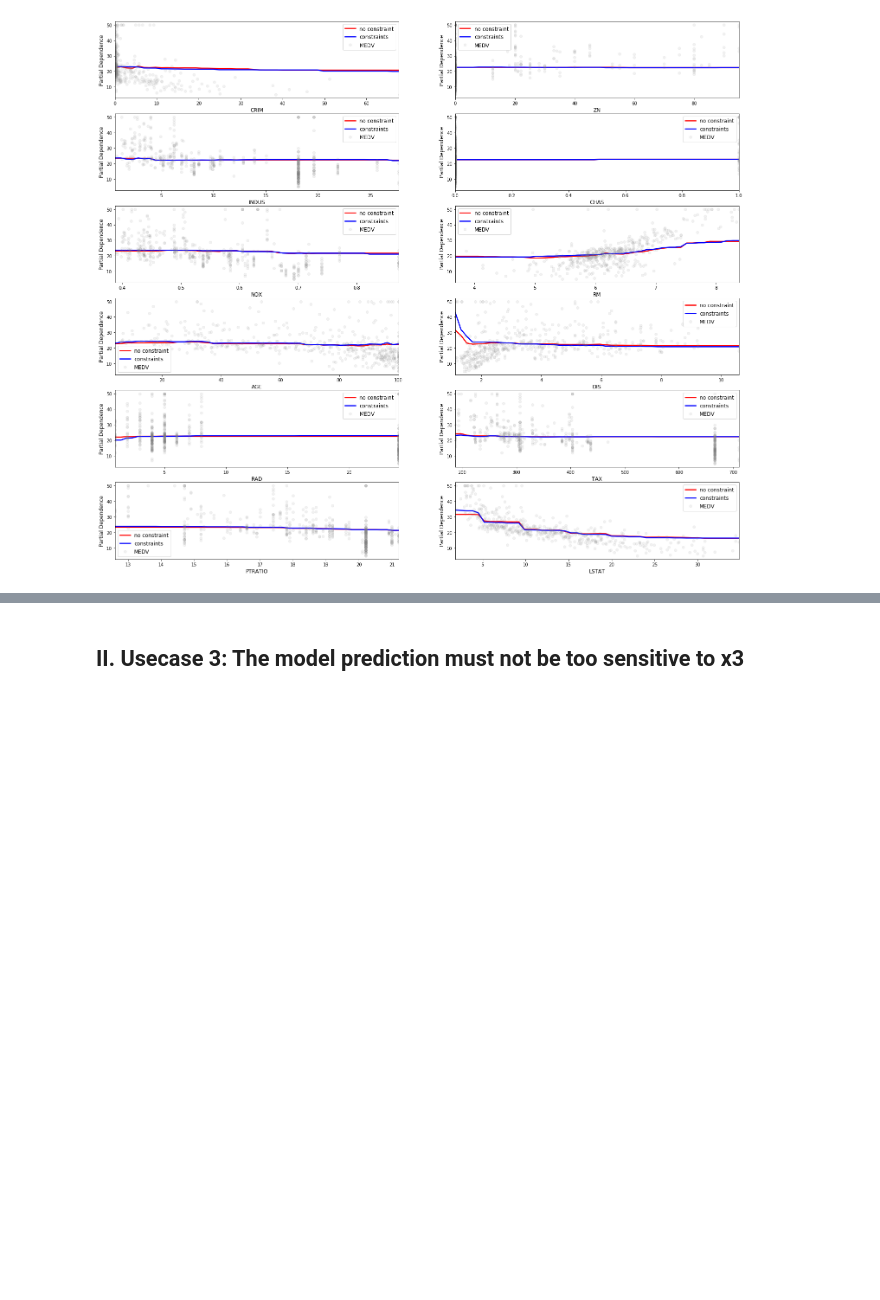
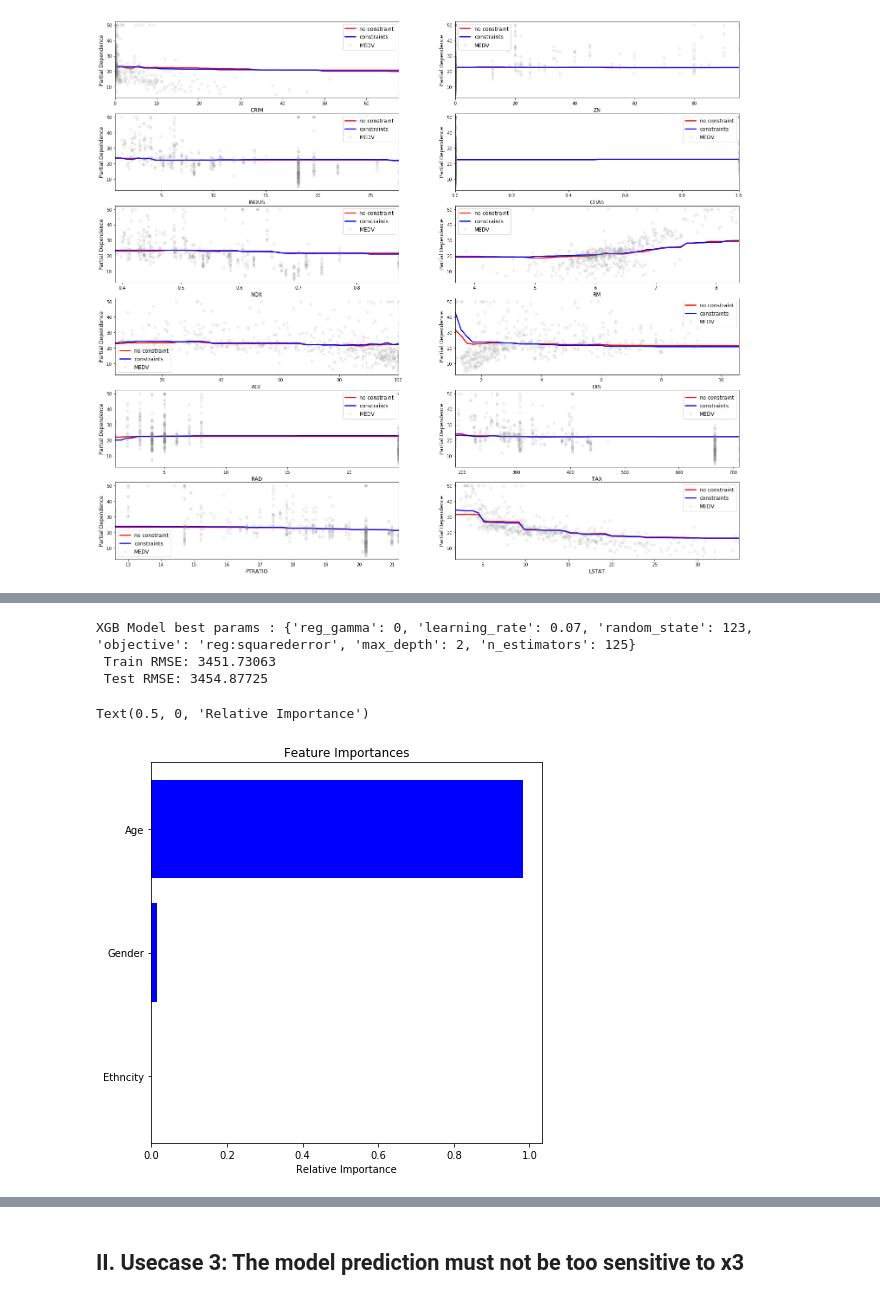
Before and after one commit to SaloniSaini02/Structural_AI_example, a Jupyter notebook: example_notebook.ipynb, the cells around one changed output, grey strips where cells are left out. Saved outputs shown, nothing was run; the diff lists cells and outputs as text; code cells hidden in the pictures; blank space fills up the shorter version.

```diff
--- a/example_notebook.ipynb
+++ b/example_notebook.ipynb
@@ -262,3 +262,7 @@ for i, f in enumerate(features):
     axis.legend(handles, labels, loc = 'best', fontsize = 12)
 # %% [output]
 [figure]
+# %%
+df = pd.read_csv("californiaDDSDataV2.csv")
+df = df.drop(columns = 'Id')
+df.head()
@@ -264,0 +298,8 @@ for i, f in enumerate(features):
+# %%
+from sklearn import preprocessing
+
+# label_encoder object knows how to understand word labels.
+
+df['Ethnicity']= preprocessing.LabelEncoder().fit_transform(df['Ethnicity'])
+df['Gender']= preprocessing.LabelEncoder().fit_transform(df['Gender'])
+df.head()
@@ -264,0 +313,19 @@ for i, f in enumerate(features):
+# %%
+X, y = df.loc[:,["Age", "Gender", "Ethncity"]], df.loc[:,"Expenditures"]
+X_train, X_test, y_train, y_test = train_test_split(X,
+                                                    y,
+                                                    test_size=0.2,
+                                                    random_state=1)
+# %%
+param_grid = {
+                'max_depth':range(2,7),
+                'learning_rate': [.07,.09, .1],
+                'random_state': [123],
+                'objective':['reg:squarederror'],
+                'n_estimators': [50, 100, 125, 150],
+                'reg_gamma': [0, 0.2, 0.5]
+}
+
+xgbr = xgb.XGBRegressor()
+gr = GridSearchCV(xgbr,param_grid=param_grid,cv=5, verbose=True)
+res = gr.fit(X_train,y_train)
@@ -264,0 +335,18 @@ for i, f in enumerate(features):
+# %%
+print_results(res)
+# %% [output]
+XGB Model best params : {'reg_gamma': 0, 'learning_rate': 0.07, 'random_state': 123, 'objective': 'reg:squarederror', 'max_depth': 2, 'n_estimators': 125}
+ Train RMSE: 3451.73063
+ Test RMSE: 3454.87725
+# %%
+features = X_train.columns
+importances = res.best_estimator_.feature_importances_
+indices = np.argsort(importances)
+plt.figure(figsize=(7, 7))
+plt.title('Feature Importances')
+plt.barh(range(len(indices)), importances[indices], color='b', align='center')
+plt.yticks(range(len(indices)), [features[i] for i in indices])
+plt.xlabel('Relative Importance')
+# %% [output]
+Text(0.5, 0, 'Relative Importance')
+[figure, added]
```
Also changed, not shown: parts of 6 cells of this notebook.
